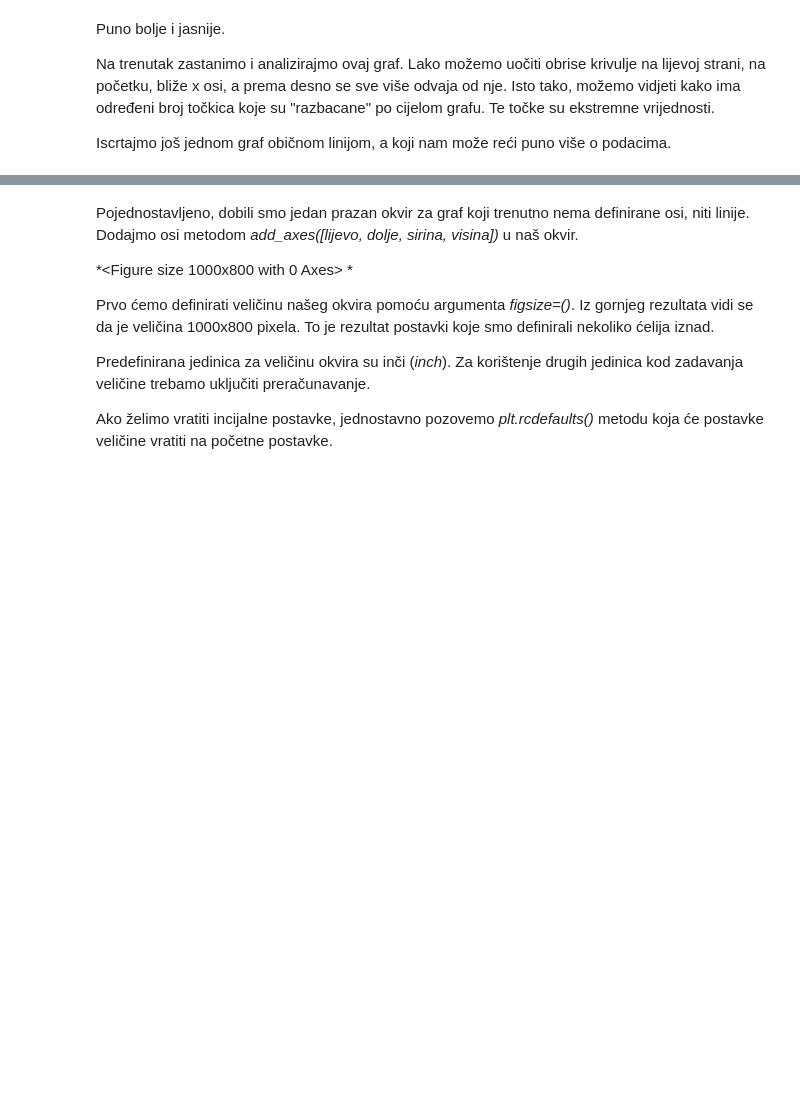
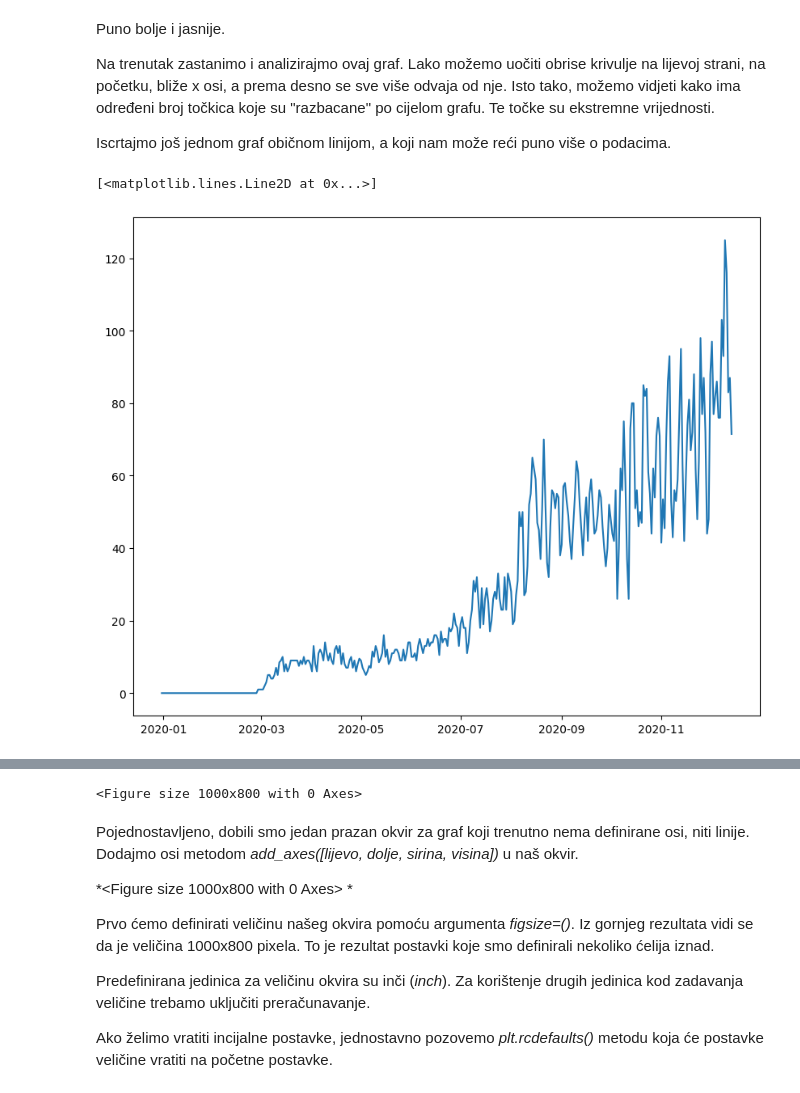
Before and after one commit to py-dev-algebra/py-jupyter-nb, a Jupyter notebook: 03 - Matplotlib/Matplotlib vizualizacija podataka.ipynb, the cells around one changed output, grey strips where cells are left out. Cells and saved outputs as stored; diff of their text form; code cells hidden in the pictures; blank space fills up the shorter version.

```diff
--- a/03 - Matplotlib/Matplotlib vizualizacija podataka.ipynb
+++ b/03 - Matplotlib/Matplotlib vizualizacija podataka.ipynb
@@ -124,6 +132,11 @@ Puno bolje i jasnije.
 Na trenutak zastanimo i analizirajmo ovaj graf. Lako možemo uočiti obrise krivulje na lijevoj strani, na početku, bliže x osi, a prema desno se sve više odvaja od nje. Isto tako, možemo vidjeti kako ima određeni broj točkica koje su "razbacane" po cijelom grafu. Te točke su ekstremne vrijednosti.
 
 Iscrtajmo još jednom graf običnom linijom, a koji nam može reći puno više o podacima.
+# %%
+plt.plot(cases_plot.dateRep, cases_plot.cases)
+# %% [output]
+[<matplotlib.lines.Line2D at 0x...>]
+[figure, added]
 # %% [markdown]
 Ovaj graf pokazuje da se u određenim intervalima pojavljuju skokovi u broju zaraženih, ali i isto tako da se ukupni broj zaraženih s vremenom povećava.
 
@@ -136,6 +149,10 @@ Upoznali smo se s *matplotlib.plot()* ili *plt.plot()* metodom. Sad je vrijeme d
 Preuzeto s: https://matplotlib.org/stable/gallery/showcase/anatomy.html.
 
 *Figure* objekt možemo kreirati izravno i u njega naknadno dodavati elemente. Matplotlib za kreiranje *Figure* objekta ima *figure()* metodu. Pogledajmo kako radi i što sve možemo s *Figure* objektom. Kreirat ćemo jedan objekt naziva "okvir".
+# %%
+okvir = plt.figure()
+# %% [output]
+<Figure size 1000x800 with 0 Axes>
 # %% [markdown]
 Pojednostavljeno, dobili smo jedan prazan okvir za graf koji trenutno nema definirane osi, niti linije. Dodajmo osi metodom *add_axes(\[lijevo, dolje, sirina, visina\])* u naš okvir.
 
```
Also changed, not shown: parts of 12 cells of this notebook.
